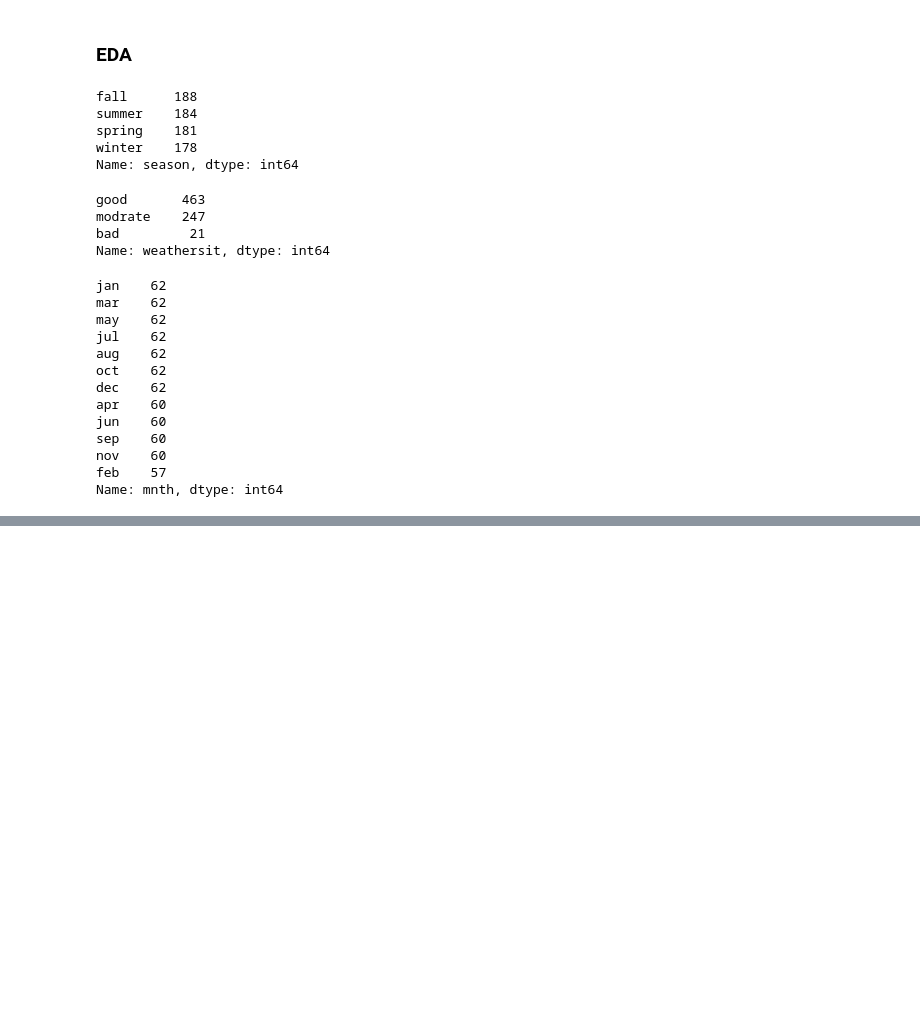
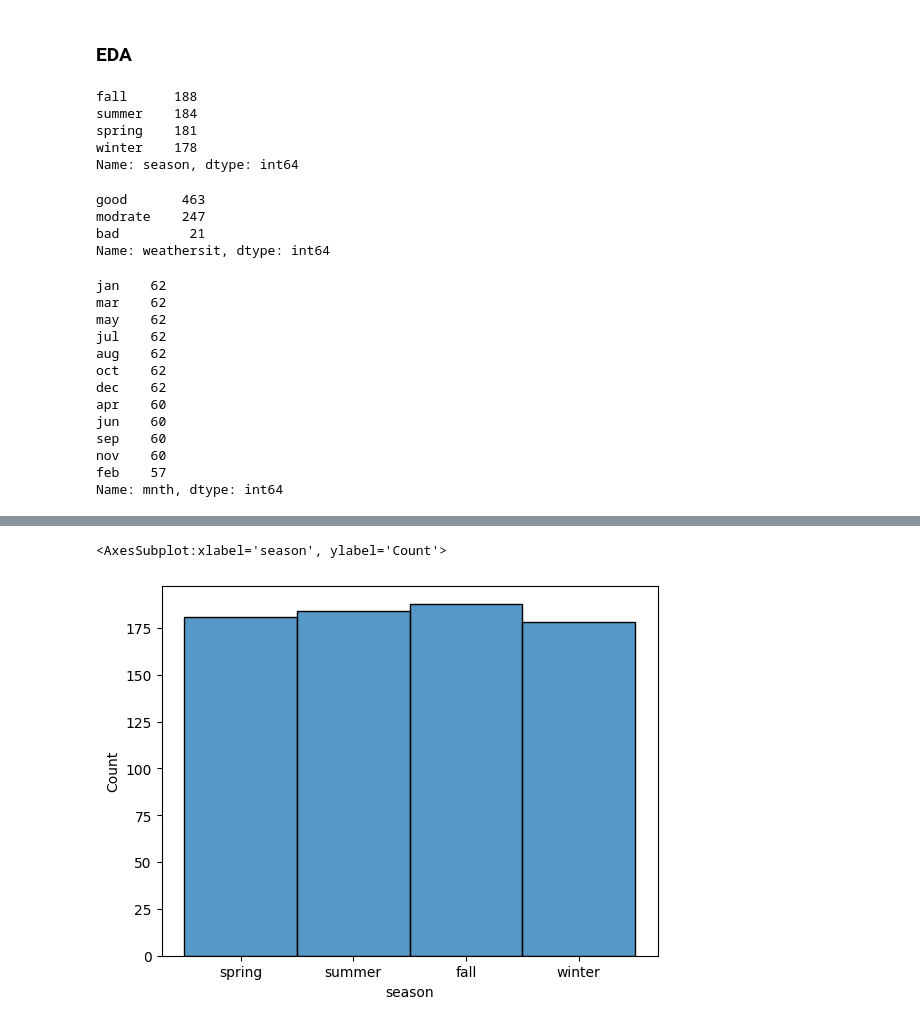
Before and after one commit to tufailahmed023/Bike-sharing, a Jupyter notebook: Notebook/Bike_Sharing.ipynb, the cells around one changed output, grey strips where cells are left out. Saved outputs shown, nothing was run; the diff lists cells and outputs as text; code cells hidden in the pictures; blank space fills up the shorter version.

```diff
--- a/Notebook/Bike_Sharing.ipynb
+++ b/Notebook/Bike_Sharing.ipynb
@@ -202,0 +246,5 @@ Name: mnth, dtype: int64
+# %%
+sns.histplot(df["season"])
+# %% [output]
+<AxesSubplot:xlabel='season', ylabel='Count'>
+[figure, added]
```
Also changed, not shown: parts of 29 cells of this notebook.
